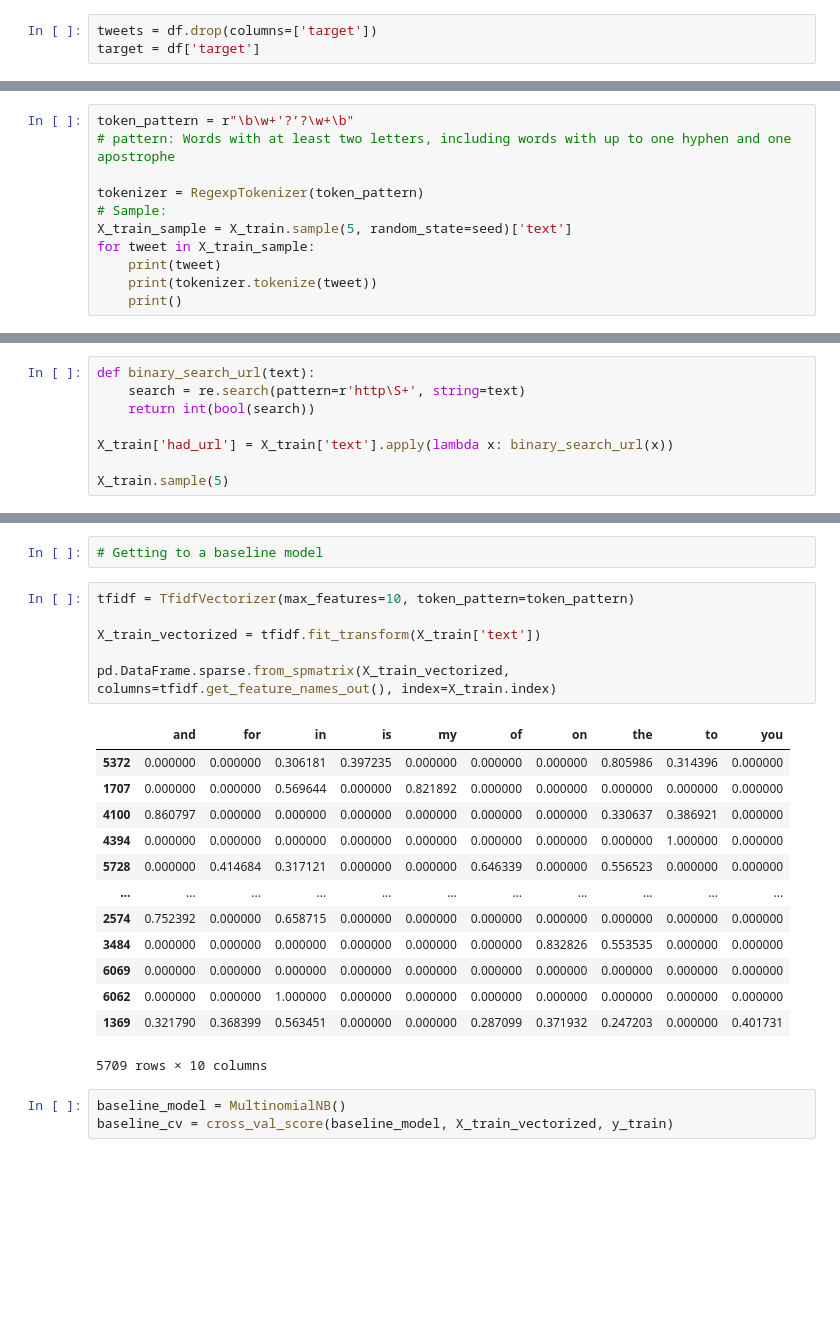
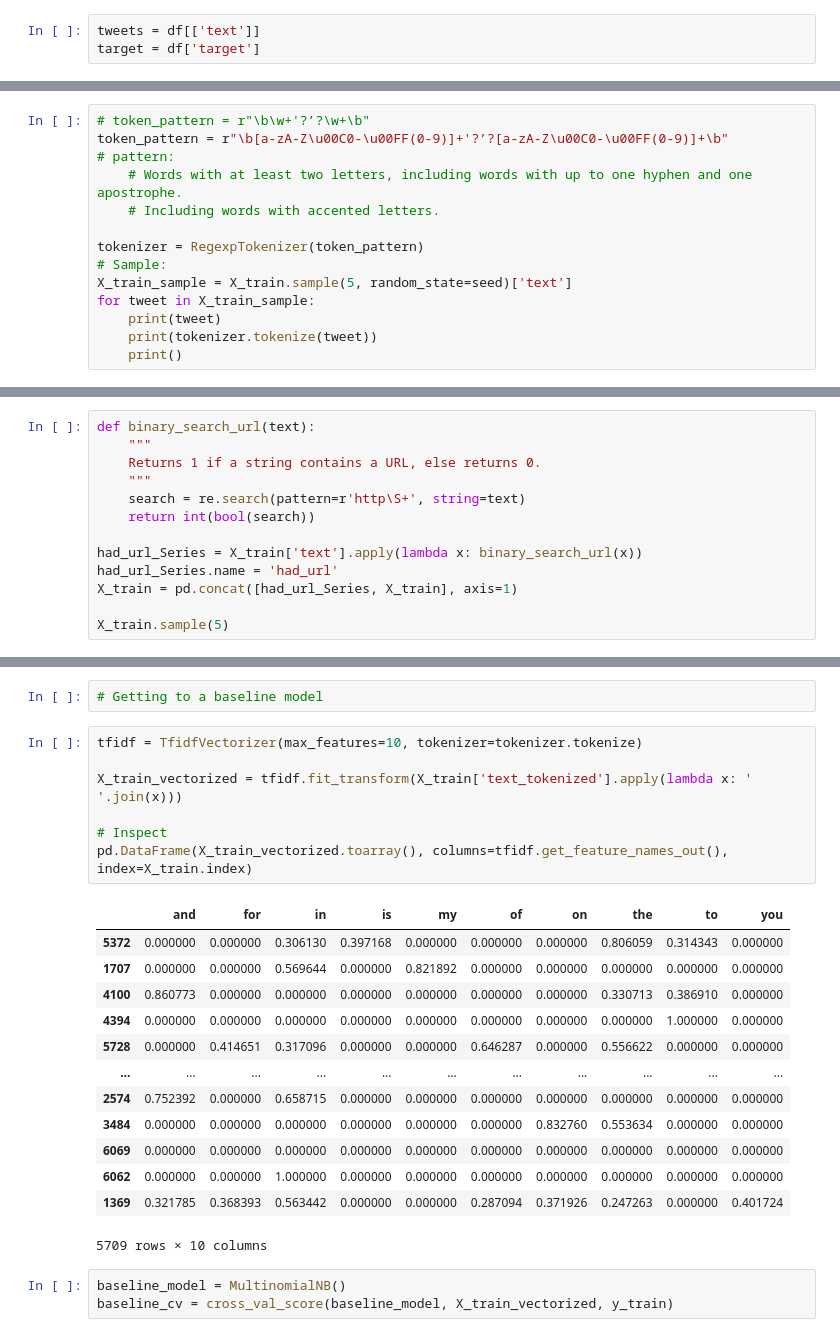
Before and after one commit to zshoorbajee/FlatironProject4, a Jupyter notebook: index_draft.ipynb, the cells around one changed output, grey strips where cells are left out. Cells and saved outputs as stored; diff of their text form; blank space fills up the shorter version.

```diff
--- a/index_draft.ipynb
+++ b/index_draft.ipynb
@@ -67,7 +67,7 @@ text           0
 target         0
 dtype: int64
 # %%
-tweets = df.drop(columns=['target'])
+tweets = df[['text']]
 target = df['target']
 # %%
 target.value_counts(normalize=True)
@@ -84,8 +84,11 @@ X_train_tweets_unprocessed = X_train.copy()['text']
 
 X_train['text'] = X_train['text'].str.lower()
 # %%
-token_pattern = r"\b\w+'?’?\w+\b"
-# pattern: Words with at least two letters, including words with up to one hyphen and one apostrophe
+# token_pattern = r"\b\w+'?’?\w+\b"
+token_pattern = r"\b[a-zA-Z\u00C0-\u00FF(0-9)]+'?’?[a-zA-Z\u00C0-\u00FF(0-9)]+\b"
+# pattern:
+    # Words with at least two letters, including words with up to one hyphen and one apostrophe.
+    # Including words with accented letters.
 
 tokenizer = RegexpTokenizer(token_pattern)
 # Sample:
@@ -115,10 +119,15 @@ rescuers are searching for hundreds of.. http://t.co/6hhmbdk9yo
 # Record if tweet contained a URL, then remove URLs from all tweets
 # %%
 def binary_search_url(text):
+    """
+    Returns 1 if a string contains a URL, else returns 0.
+    """
     search = re.search(pattern=r'http\S+', string=text)
     return int(bool(search))
 
-X_train['had_url'] = X_train['text'].apply(lambda x: binary_search_url(x))
+had_url_Series = X_train['text'].apply(lambda x: binary_search_url(x))
+had_url_Series.name = 'had_url'
+X_train = pd.concat([had_url_Series, X_train], axis=1)
 
 X_train.sample(5)
 # %% [output]
@@ -166,24 +184,25 @@ plot_top_words(train_freq_dist, title='Top 10 words in X_train', cutoff=10)
 # %%
 # Getting to a baseline model
 # %%
-tfidf = TfidfVectorizer(max_features=10, token_pattern=token_pattern)
+tfidf = TfidfVectorizer(max_features=10, tokenizer=tokenizer.tokenize)
 
-X_train_vectorized = tfidf.fit_transform(X_train['text'])
+X_train_vectorized = tfidf.fit_transform(X_train['text_tokenized'].apply(lambda x: ' '.join(x)))
 
-pd.DataFrame.sparse.from_spmatrix(X_train_vectorized, columns=tfidf.get_feature_names_out(), index=X_train.index)
+# Inspect
+pd.DataFrame(X_train_vectorized.toarray(), columns=tfidf.get_feature_names_out(), index=X_train.index)
 # %% [output]
 |  | and | for | in | is | my | of | on | the | to | you |
-| 5372 | 0.000000 | 0.000000 | 0.306181 | 0.397235 | 0.000000 | 0.000000 | 0.000000 | 0.805986 | 0.314396 | 0.000000 |
+| 5372 | 0.000000 | 0.000000 | 0.306130 | 0.397168 | 0.000000 | 0.000000 | 0.000000 | 0.806059 | 0.314343 | 0.000000 |
 | 1707 | 0.000000 | 0.000000 | 0.569644 | 0.000000 | 0.821892 | 0.000000 | 0.000000 | 0.000000 | 0.000000 | 0.000000 |
-| 4100 | 0.860797 | 0.000000 | 0.000000 | 0.000000 | 0.000000 | 0.000000 | 0.000000 | 0.330637 | 0.386921 | 0.000000 |
+| 4100 | 0.860773 | 0.000000 | 0.000000 | 0.000000 | 0.000000 | 0.000000 | 0.000000 | 0.330713 | 0.386910 | 0.000000 |
 | 4394 | 0.000000 | 0.000000 | 0.000000 | 0.000000 | 0.000000 | 0.000000 | 0.000000 | 0.000000 | 1.000000 | 0.000000 |
-| 5728 | 0.000000 | 0.414684 | 0.317121 | 0.000000 | 0.000000 | 0.646339 | 0.000000 | 0.556523 | 0.000000 | 0.000000 |
+| 5728 | 0.000000 | 0.414651 | 0.317096 | 0.000000 | 0.000000 | 0.646287 | 0.000000 | 0.556622 | 0.000000 | 0.000000 |
 | ... | ... | ... | ... | ... | ... | ... | ... | ... | ... | ... |
 | 2574 | 0.752392 | 0.000000 | 0.658715 | 0.000000 | 0.000000 | 0.000000 | 0.000000 | 0.000000 | 0.000000 | 0.000000 |
-| 3484 | 0.000000 | 0.000000 | 0.000000 | 0.000000 | 0.000000 | 0.000000 | 0.832826 | 0.553535 | 0.000000 | 0.000000 |
+| 3484 | 0.000000 | 0.000000 | 0.000000 | 0.000000 | 0.000000 | 0.000000 | 0.832760 | 0.553634 | 0.000000 | 0.000000 |
 | 6069 | 0.000000 | 0.000000 | 0.000000 | 0.000000 | 0.000000 | 0.000000 | 0.000000 | 0.000000 | 0.000000 | 0.000000 |
 | 6062 | 0.000000 | 0.000000 | 1.000000 | 0.000000 | 0.000000 | 0.000000 | 0.000000 | 0.000000 | 0.000000 | 0.000000 |
-| 1369 | 0.321790 | 0.368399 | 0.563451 | 0.000000 | 0.000000 | 0.287099 | 0.371932 | 0.247203 | 0.000000 | 0.401731 |
+| 1369 | 0.321785 | 0.368393 | 0.563442 | 0.000000 | 0.000000 | 0.287094 | 0.371926 | 0.247263 | 0.000000 | 0.401724 |
 5709 rows × 10 columns
 # %%
 baseline_model = MultinomialNB()
```
Also changed, not shown: parts of 35 cells of this notebook.
